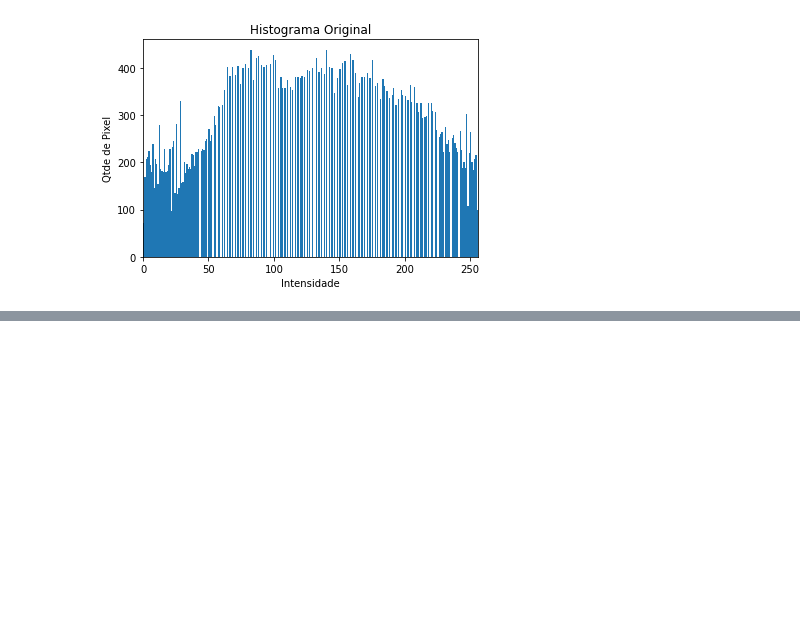
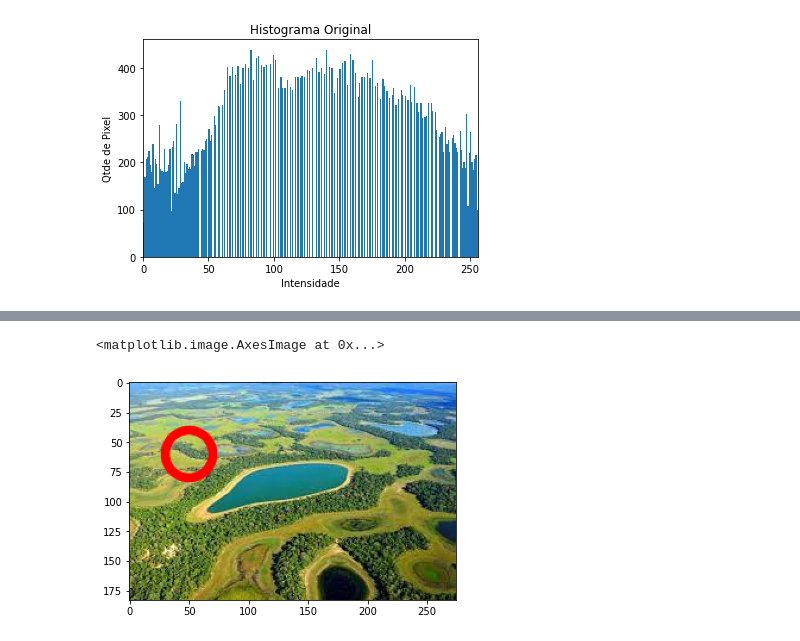
Before and after one commit to nnilocoelho/computer-vision, a Jupyter notebook: nb02.ipynb, the cells around one changed output, grey strips where cells are left out. Cells and saved outputs as stored; diff of their text form; code cells hidden in the pictures; blank space fills up the shorter version.

```diff
--- a/nb02.ipynb
+++ b/nb02.ipynb
@@ -105,0 +121,11 @@ plt.show()
+# %%
+# Draw a circle
+imageCircle = image.copy()
+
+cv2.circle(imageCircle, (50,60), 20, (0, 0, 255), thickness=5, lineType=cv2.LINE_AA);
+
+# Display the image
+plt.imshow(imageCircle[:,:,::-1])
+# %% [output]
+<matplotlib.image.AxesImage at 0x...>
+[figure, added]
```
Also changed, not shown: parts of 4 cells of this notebook.
